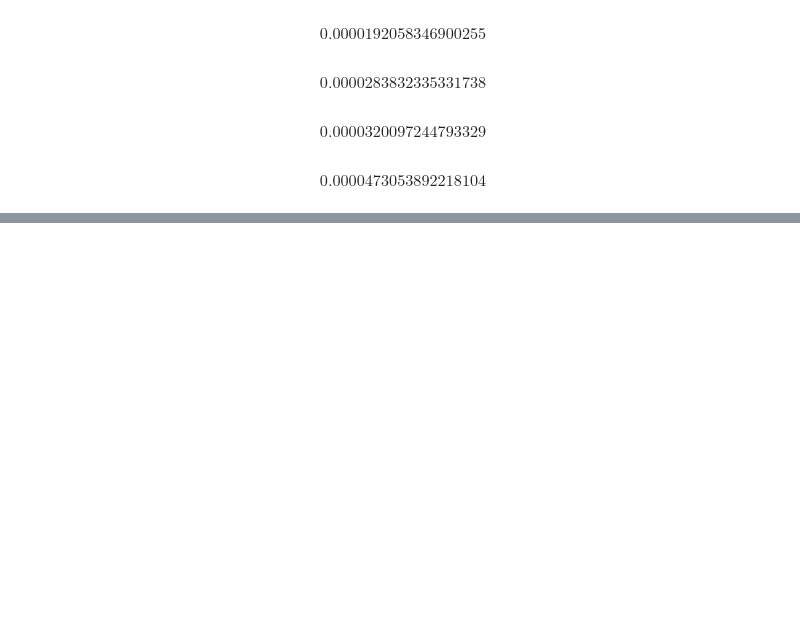
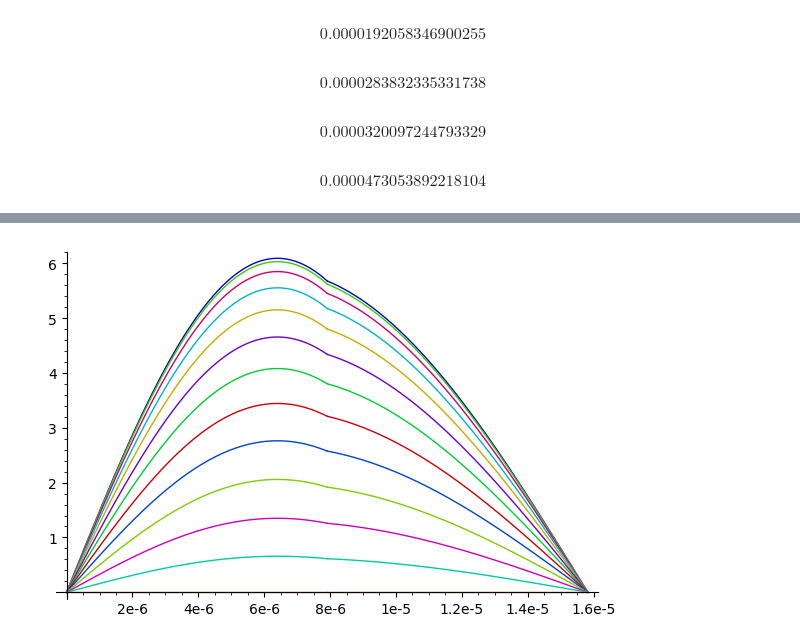
Before and after one commit to daju1/test, a Jupyter notebook: cylinder_two_level_dielectric.ipynb, the cells around one changed output, grey strips where cells are left out. Drawn from its saved outputs; the diff is of its cells as text; code cells hidden in the pictures; blank space fills up the shorter version.

```diff
--- a/cylinder_two_level_dielectric.ipynb
+++ b/cylinder_two_level_dielectric.ipynb
@@ -662,3 +784,11 @@ p.show ()
+# %%
+p = sage.plot.graphics.Graphics()
+
+for i in range(n_layers):
+    p += plot ([epsilon_d[i]*E_z_sol[i](rh,ph,z).subs(rh == rho) for rho in [0..12]],(z, i*h_sol, (i+1)*h_sol))
+p.show ()
+# %% [output]
+[figure, added]
 # %%
 p = sage.plot.graphics.Graphics()
 
```
Also changed, not shown: parts of 48 cells of this notebook.
